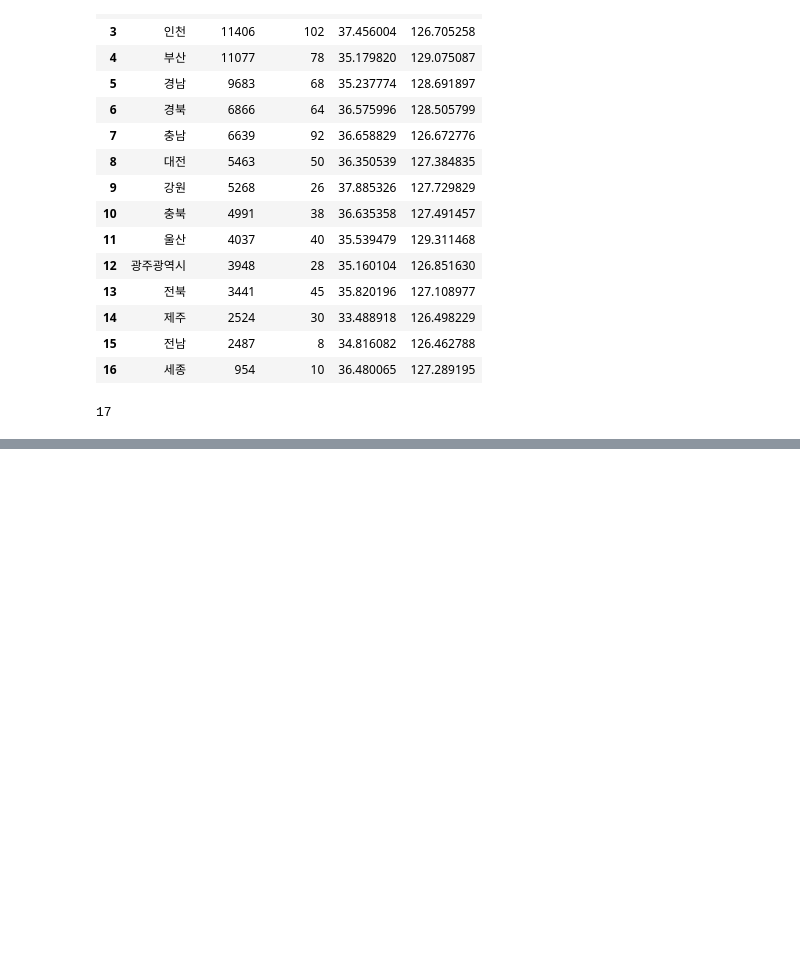
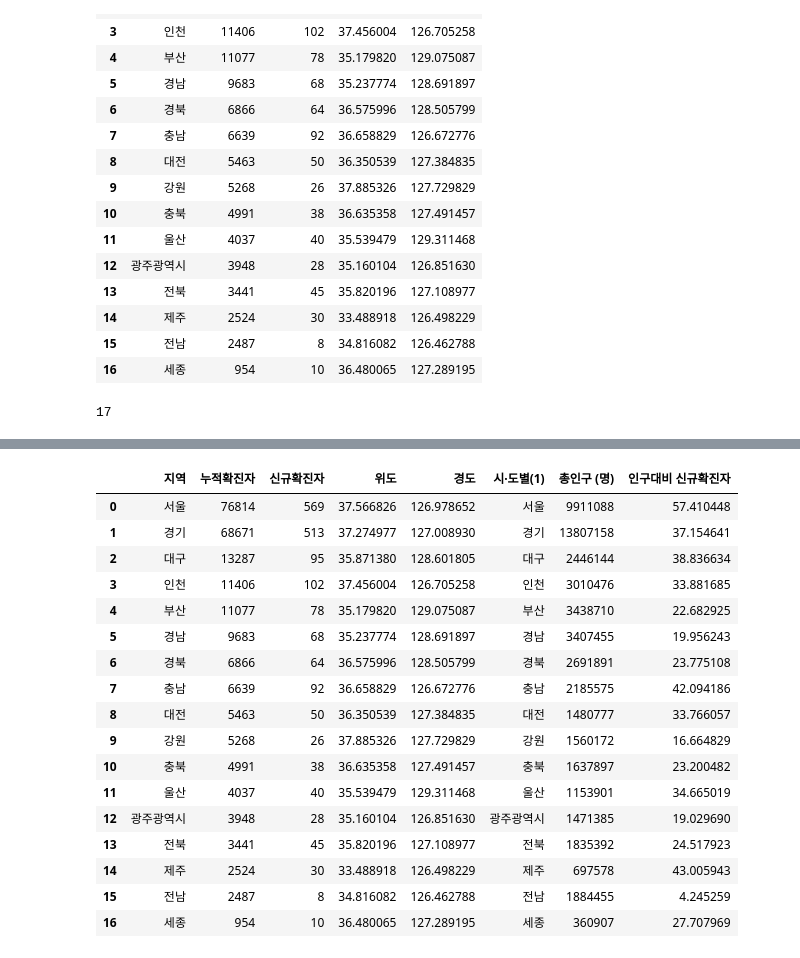
Before and after one commit to Chloe-Moon/covid19_statistics, a Jupyter notebook: 지역별 데이터 분석_공유.ipynb, the cells around one changed output, grey strips where cells are left out. Cells and saved outputs as stored; diff of their text form; code cells hidden in the pictures; blank space fills up the shorter version.

```diff
--- a/지역별 데이터 분석_공유.ipynb
+++ b/지역별 데이터 분석_공유.ipynb
@@ -283,0 +346,29 @@ covid_map
+# %%
+population = population.reset_index(drop=True)
+# %%
+population = population.replace('광주','광주광역시')
+# %%
+df3 = pd.merge(df2, population, how='left', left_on='지역', right_on='시·도별(1)')
+# %%
+df3['인구대비 신규확진자'] =  df3['신규확진자'] / df3['총인구 (명)'] * 1000000
+# %%
+df3
+# %% [output]
+|  | 지역 | 누적확진자 | 신규확진자 | 위도 | 경도 | 시·도별(1) | 총인구 (명) | 인구대비 신규확진자 |
+| 0 | 서울 | 76814 | 569 | 37.566826 | 126.978652 | 서울 | 9911088 | 57.410448 |
+| 1 | 경기 | 68671 | 513 | 37.274977 | 127.008930 | 경기 | 13807158 | 37.154641 |
+| 2 | 대구 | 13287 | 95 | 35.871380 | 128.601805 | 대구 | 2446144 | 38.836634 |
+| 3 | 인천 | 11406 | 102 | 37.456004 | 126.705258 | 인천 | 3010476 | 33.881685 |
+| 4 | 부산 | 11077 | 78 | 35.179820 | 129.075087 | 부산 | 3438710 | 22.682925 |
+| 5 | 경남 | 9683 | 68 | 35.237774 | 128.691897 | 경남 | 3407455 | 19.956243 |
+| 6 | 경북 | 6866 | 64 | 36.575996 | 128.505799 | 경북 | 2691891 | 23.775108 |
+| 7 | 충남 | 6639 | 92 | 36.658829 | 126.672776 | 충남 | 2185575 | 42.094186 |
+| 8 | 대전 | 5463 | 50 | 36.350539 | 127.384835 | 대전 | 1480777 | 33.766057 |
+| 9 | 강원 | 5268 | 26 | 37.885326 | 127.729829 | 강원 | 1560172 | 16.664829 |
+| 10 | 충북 | 4991 | 38 | 36.635358 | 127.491457 | 충북 | 1637897 | 23.200482 |
+| 11 | 울산 | 4037 | 40 | 35.539479 | 129.311468 | 울산 | 1153901 | 34.665019 |
+| 12 | 광주광역시 | 3948 | 28 | 35.160104 | 126.851630 | 광주광역시 | 1471385 | 19.029690 |
+| 13 | 전북 | 3441 | 45 | 35.820196 | 127.108977 | 전북 | 1835392 | 24.517923 |
+| 14 | 제주 | 2524 | 30 | 33.488918 | 126.498229 | 제주 | 697578 | 43.005943 |
+| 15 | 전남 | 2487 | 8 | 34.816082 | 126.462788 | 전남 | 1884455 | 4.245259 |
+| 16 | 세종 | 954 | 10 | 36.480065 | 127.289195 | 세종 | 360907 | 27.707969 |
```
Also changed, not shown: parts of 12 cells of this notebook, 2 other files.
